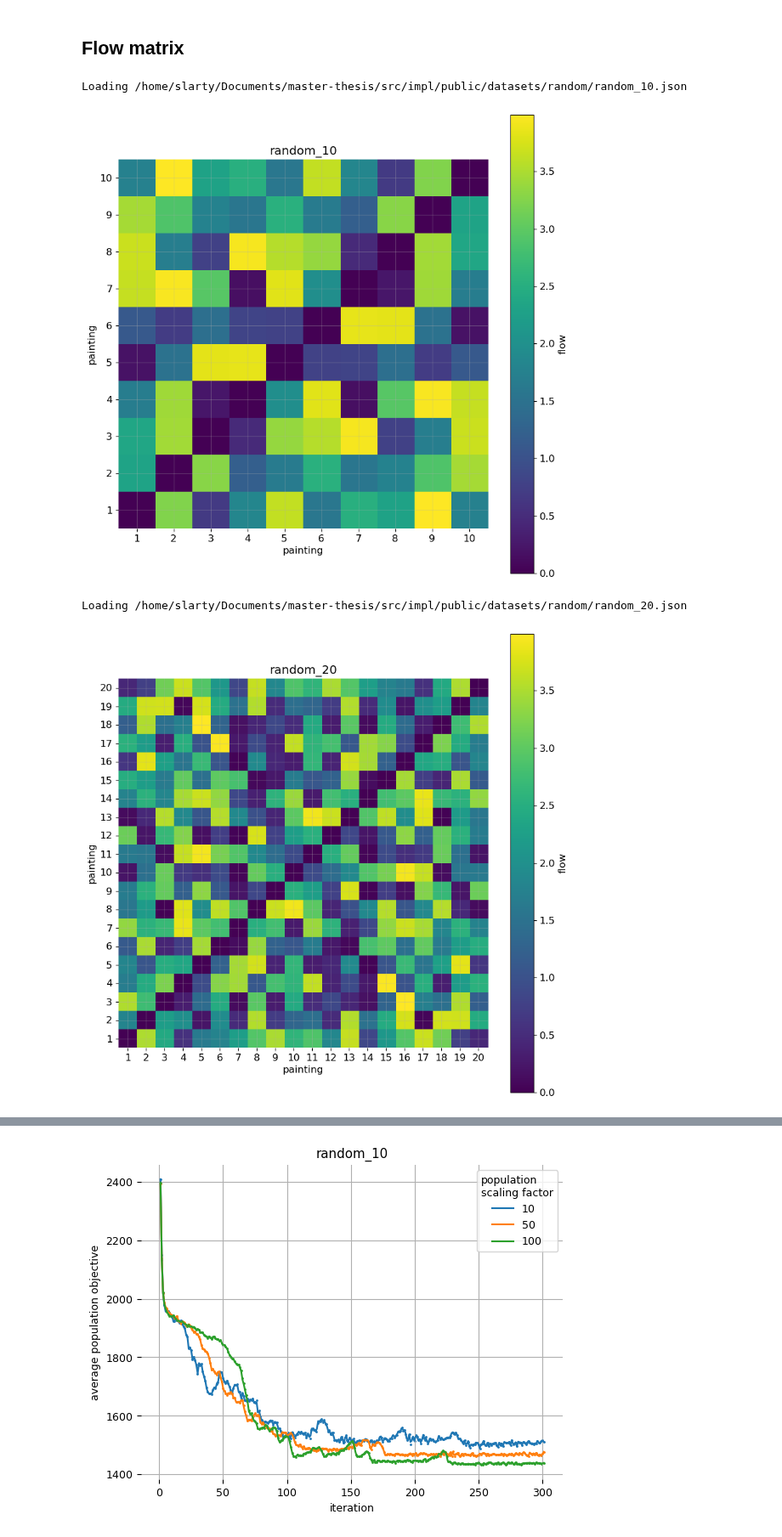
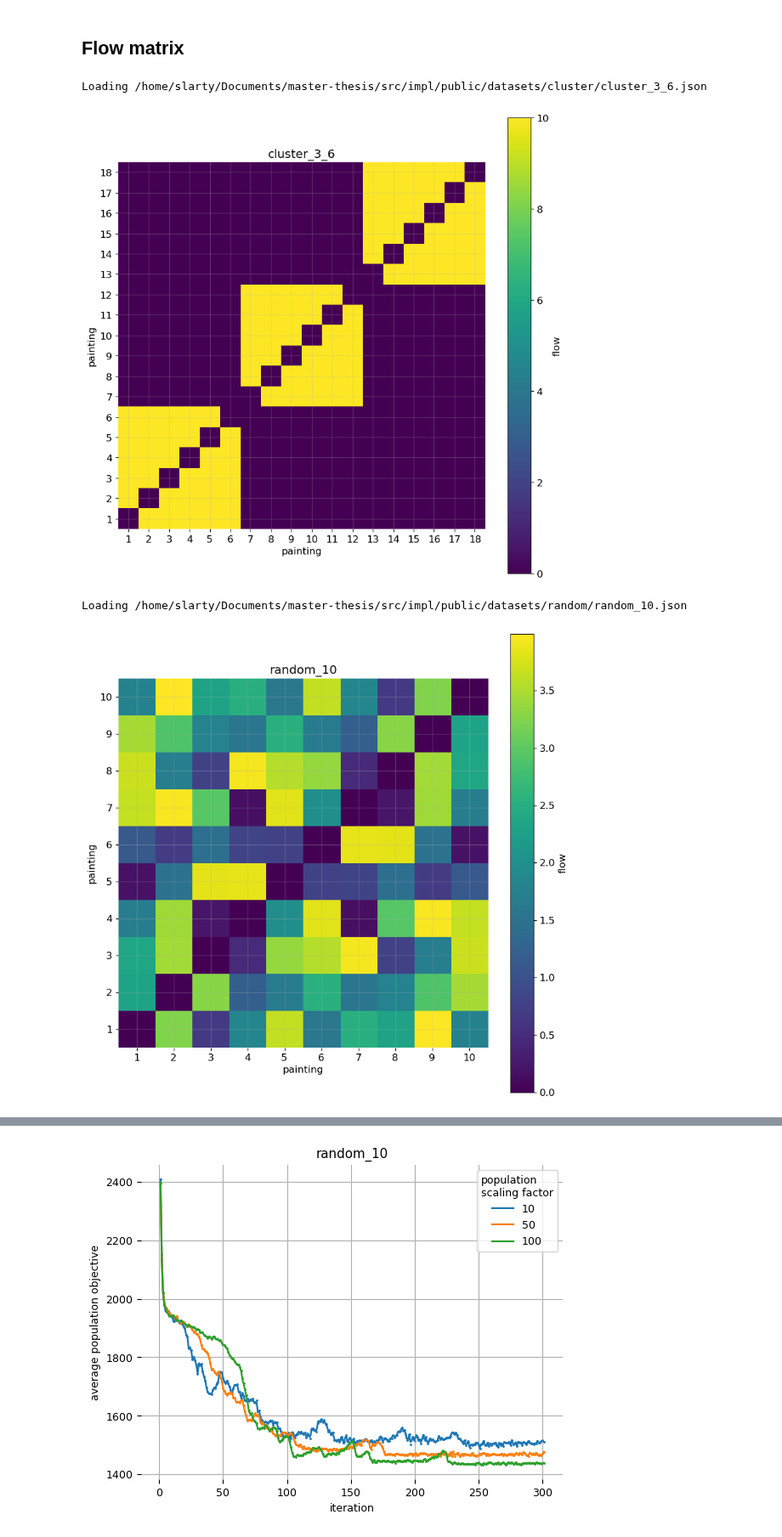
Before and after one commit to TaIos/master-thesis, a Jupyter notebook: src/notebooks/graphs.ipynb, the cells around one changed output, grey strips where cells are left out. Shown at 85% size. Cells and saved outputs as stored; diff of their text form; code cells hidden in the pictures.

Commit message:
writing: update dataset parameters

```diff
--- a/src/notebooks/graphs.ipynb
+++ b/src/notebooks/graphs.ipynb
@@ -294,12 +382,9 @@ def loadDataset(name, datasetDir='/home/slarty/Documents/master-thesis/src/impl/
 # %% [markdown]
 ## Flow matrix
 # %%
-import numpy as np
-import matplotlib.pyplot as plt
-from matplotlib import cm as CM
 plt.rcParams.update({'font.size': 12})
 
-for name, size in [('random_10', 10), ('random_20', 20), ('packing_10', 10), ('packing_20', 20), ('cluster_3_10', 30), ('cluster_4_20', 80),
+for name, size in [('cluster_3_6', 18), ('random_10', 10), ('random_20', 20), ('packing_10', 10), ('packing_20', 20), ('cluster_3_10', 30), ('cluster_4_20', 80),
                   ('biased_sparse_cluster_3_10', 30)]:
     dataset = loadDataset(name)
     flows = np.zeros((size,size), dtype=float)
@@ -311,34 +396,34 @@ for name, size in [('random_10', 10), ('random_20', 20), ('packing_10', 10), ('p
     # A = flows
     # mask = np.rot90(np.tri(flows.shape[0], k=-1), k=3)
     # A = np.ma.array(A, mask=mask) # mask out the lower triangle
     # cmap = CM.get_cmap('viridis', size) # jet doesn't have white color
     # cmap.set_bad('w') # default value is 'k'
     # print(flows)
     A = flows
     # print(A)
 
     fig = plt.figure(figsize=(10, 10))
     plt.xlabel('painting')
     plt.ylabel('painting')
     xticks = list(range(0,size)), list(range(1,size+1))
     yticks = list(range(0,size)), list(range(size, 0, -1))
     if size > 40:
         for i in range(0, len(xticks[1])):
             if i % 3 != 0:
                 xticks[1][i] = ''
                 yticks[1][i] = ''
 
     plt.xticks(*xticks)
     plt.yticks(*yticks)
     plt.imshow(A, interpolation='nearest')#, cmap=cmap)
     plt.title(name)
     plt.grid(True, alpha=0.3)
     cbar = plt.colorbar()
     cbar.set_label('flow')
     plt.savefig(f"figures/heatmap_{name}.pdf")
     plt.show()
 # %% [output]
-Loading /home/slarty/Documents/master-thesis/src/impl/public/datasets/random/random_10.json
+Loading /home/slarty/Documents/master-thesis/src/impl/public/datasets/cluster/cluster_3_6.json
-[figure, old version]
+[figure, new version]
-Loading /home/slarty/Documents/master-thesis/src/impl/public/datasets/random/random_20.json
+Loading /home/slarty/Documents/master-thesis/src/impl/public/datasets/random/random_10.json
-[figure, old version]
+[figure, new version]
```
Also changed, not shown: parts of 27 cells of this notebook, 17 other files.
